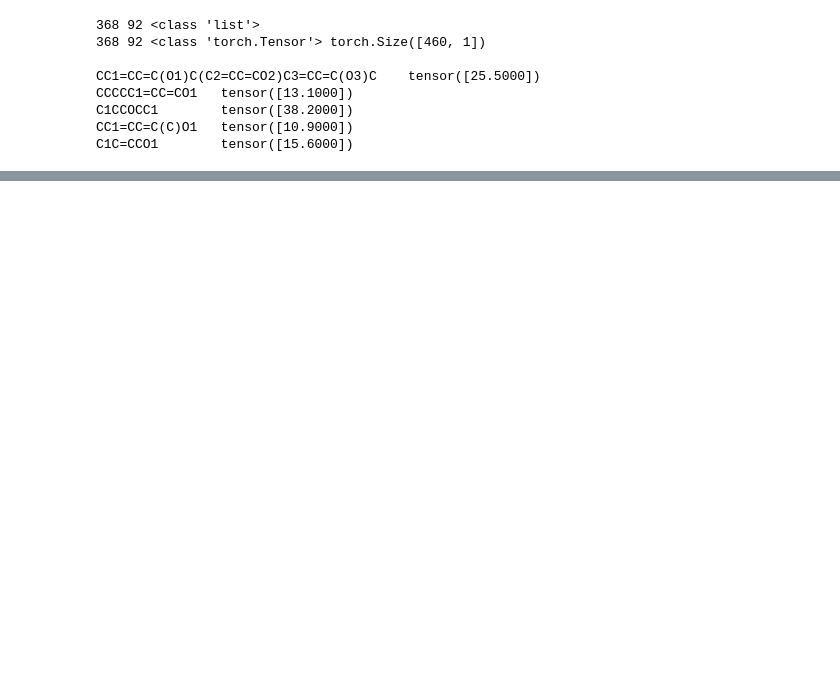
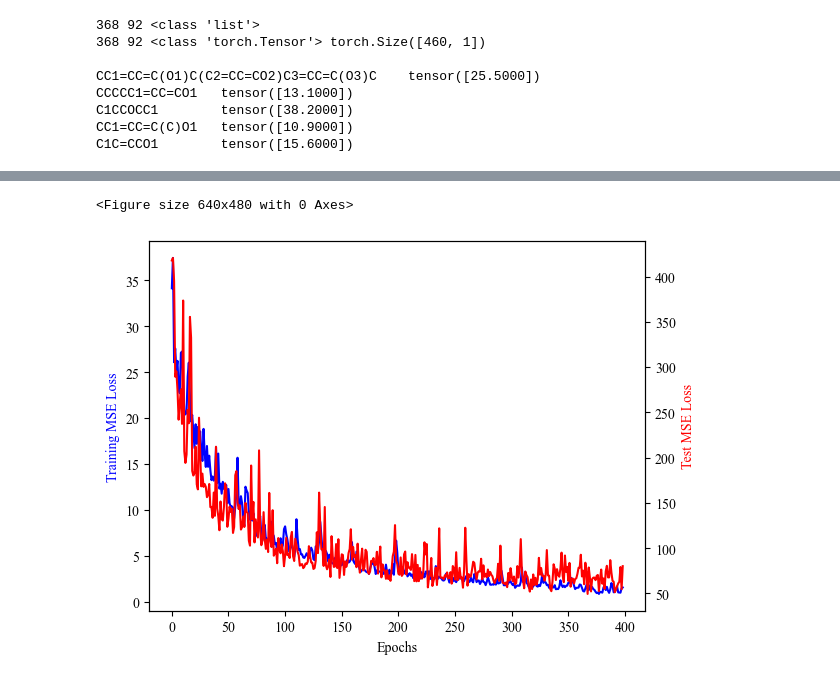
Before and after one commit to ecrl/graphchem, a Jupyter notebook: examples/predict_cn.ipynb, the cells around one changed output, grey strips where cells are left out. Saved outputs shown, nothing was run; the diff lists cells and outputs as text; code cells hidden in the pictures; blank space fills up the shorter version.

```diff
--- a/examples/predict_cn.ipynb
+++ b/examples/predict_cn.ipynb
@@ -121,3 +155,19 @@ MoleculeGCN(
     )
   )
 )
+# %%
+from matplotlib import pyplot as plt
+
+plt.clf()
+plt.rcParams['font.family'] = 'Times New Roman'
+fig, ax = plt.subplots()
+ax.plot([i for i in range(len(train_losses[1:]))], train_losses[1:], color='blue')
+ax.set_xlabel('Epochs')
+ax.set_ylabel('Training MSE Loss', color='blue')
+ax2 = ax.twinx()
+ax2.plot([i for i in range(len(test_losses[1:]))], test_losses[1:], color='red')
+ax2.set_ylabel('Test MSE Loss', color='red')
+plt.show()
+# %% [output]
+<Figure size 640x480 with 0 Axes>
+[figure, added]
```
Also changed, not shown: parts of 4 cells of this notebook, 10 other files.
